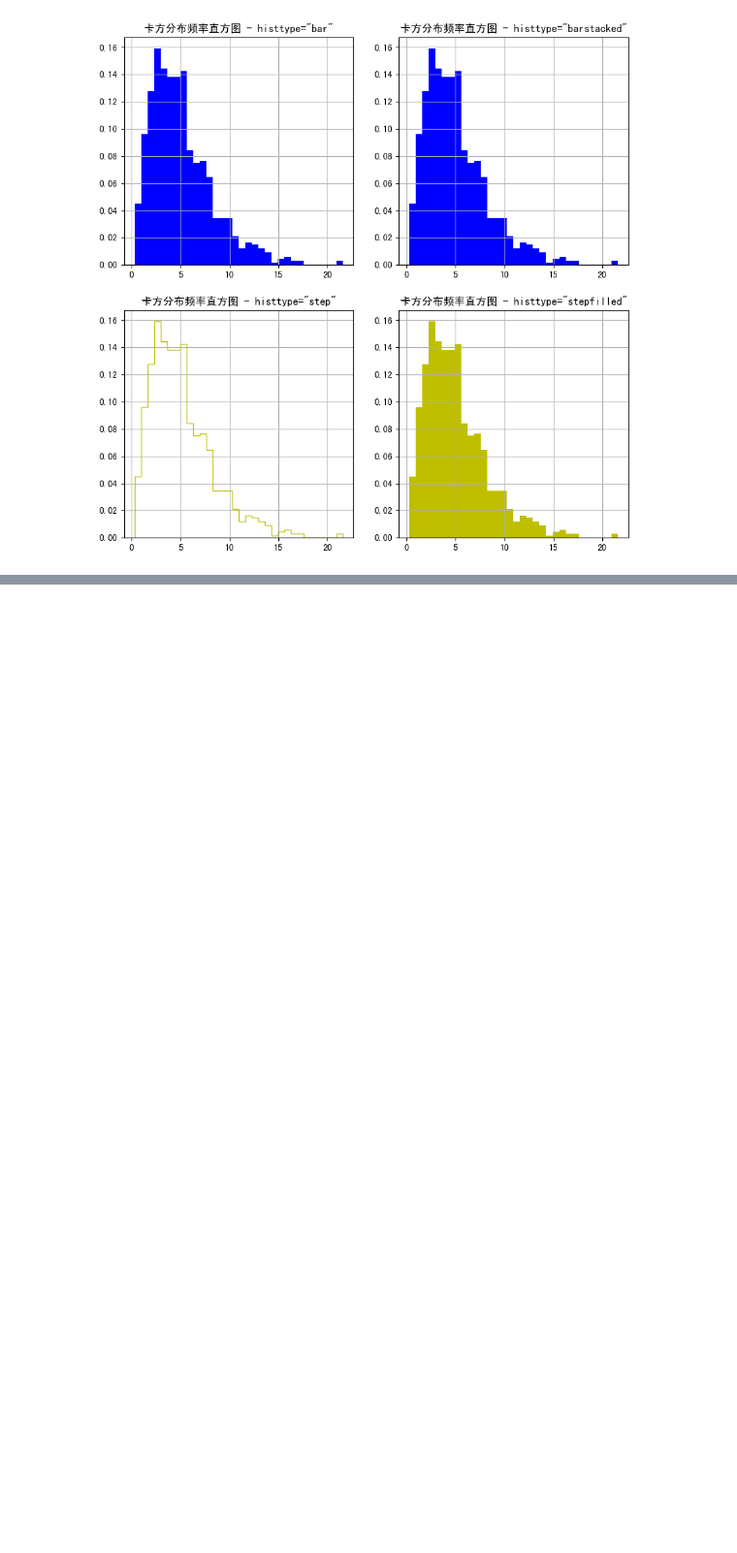
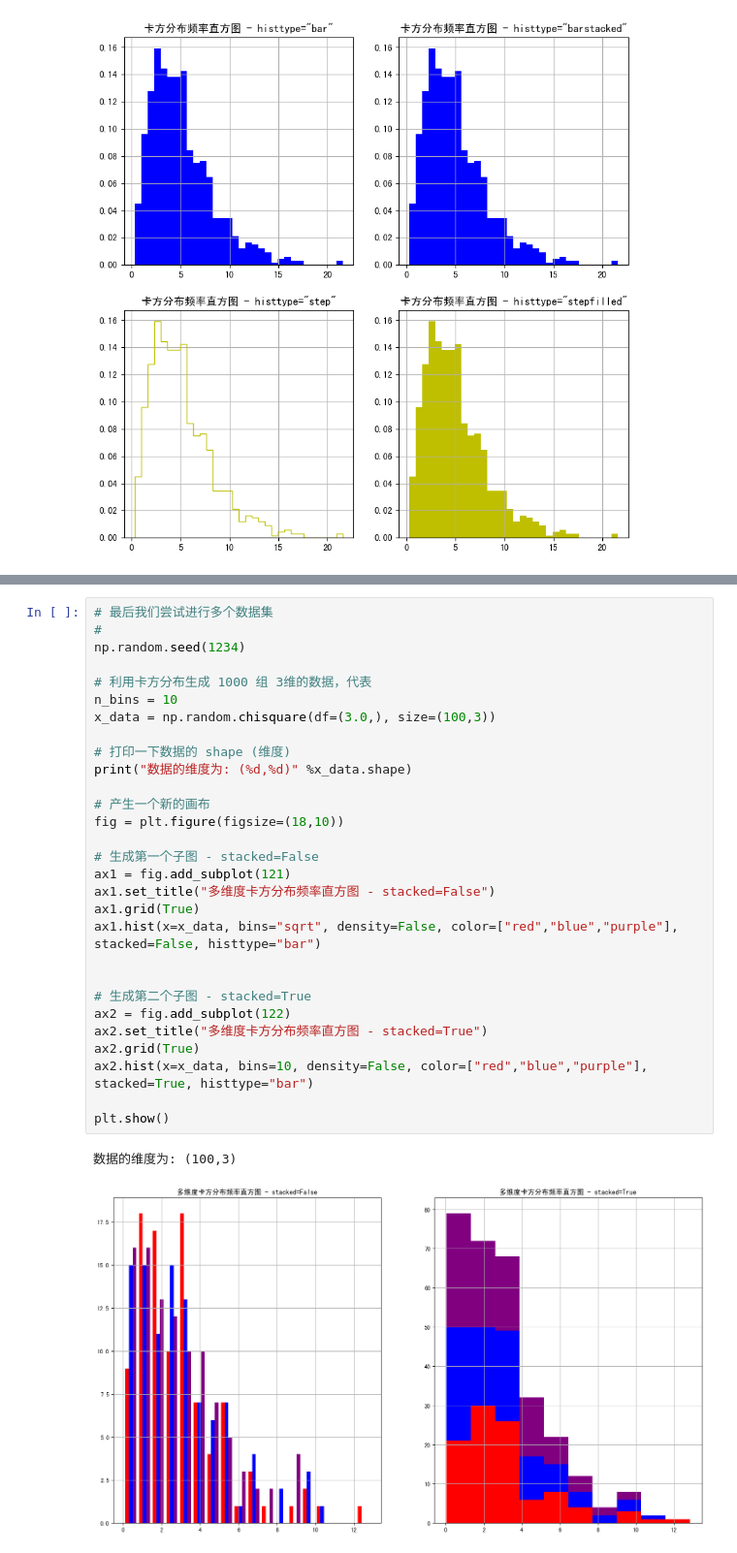
Before and after one commit to DoHerasYang/Python--, a Jupyter notebook: 数据分析技术基础/数据可视化/Matplotlib 教程/Matplotlib 教程 (三) - Hist Bar 图.ipynb, the cells around one changed output, grey strips where cells are left out. Shown at 97% size. Cells and saved outputs as stored; diff of their text form; blank space fills up the shorter version.

```diff
--- a/数据分析技术基础/数据可视化/Matplotlib 教程/Matplotlib 教程 (三) - Hist 图.ipynb
+++ b/数据分析技术基础/数据可视化/Matplotlib 教程/Matplotlib 教程 (三) - Hist Bar 图.ipynb
@@ -319,0 +389,32 @@ plt.show()
+# %%
+# 最后我们尝试进行多个数据集
+#
+np.random.seed(1234)
+
+# 利用卡方分布生成 1000 组 3维的数据，代表
+n_bins = 10
+x_data = np.random.chisquare(df=(3.0,), size=(100,3))
+
+# 打印一下数据的 shape (维度)
+print("数据的维度为: (%d,%d)" %x_data.shape)
+
+# 产生一个新的画布
+fig = plt.figure(figsize=(18,10))
+
+# 生成第一个子图 - stacked=False
+ax1 = fig.add_subplot(121)
+ax1.set_title("多维度卡方分布频率直方图 - stacked=False")
+ax1.grid(True)
+ax1.hist(x=x_data, bins="sqrt", density=False, color=["red","blue","purple"], stacked=False, histtype="bar")
+
+
+# 生成第二个子图 - stacked=True
+ax2 = fig.add_subplot(122)
+ax2.set_title("多维度卡方分布频率直方图 - stacked=True")
+ax2.grid(True)
+ax2.hist(x=x_data, bins=10, density=False, color=["red","blue","purple"], stacked=True, histtype="bar")
+
+plt.show()
+# %% [output]
+数据的维度为: (100,3)
+[figure, added]
```
Also changed, not shown: parts of 8 cells of this notebook.
